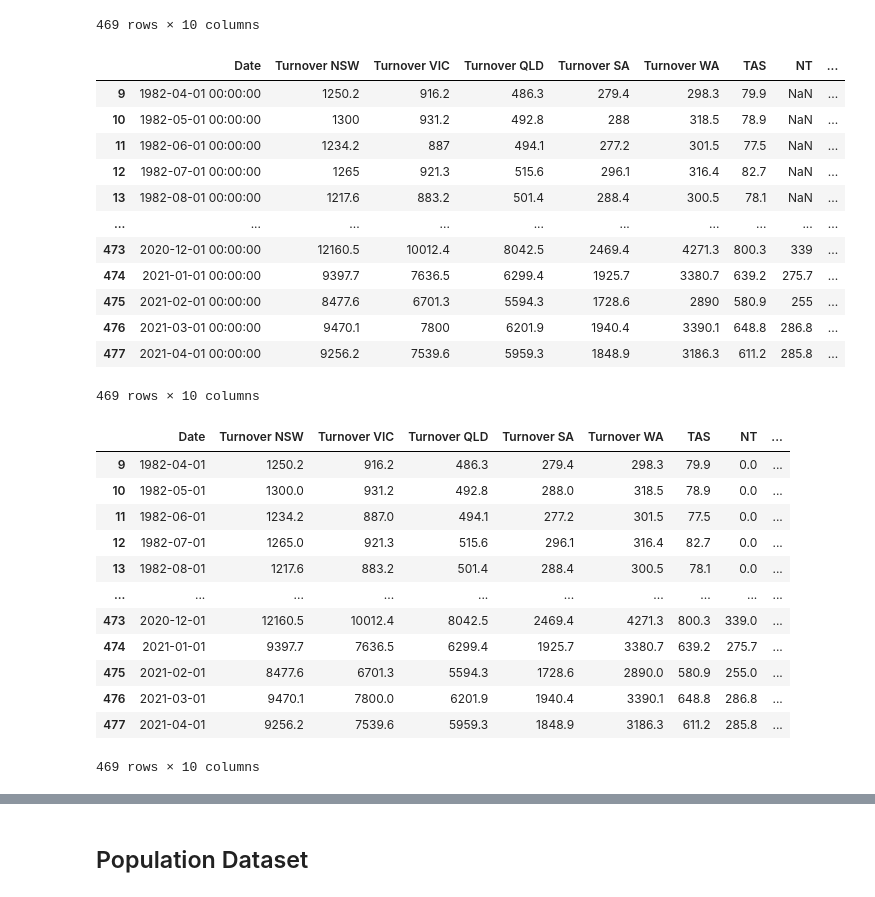
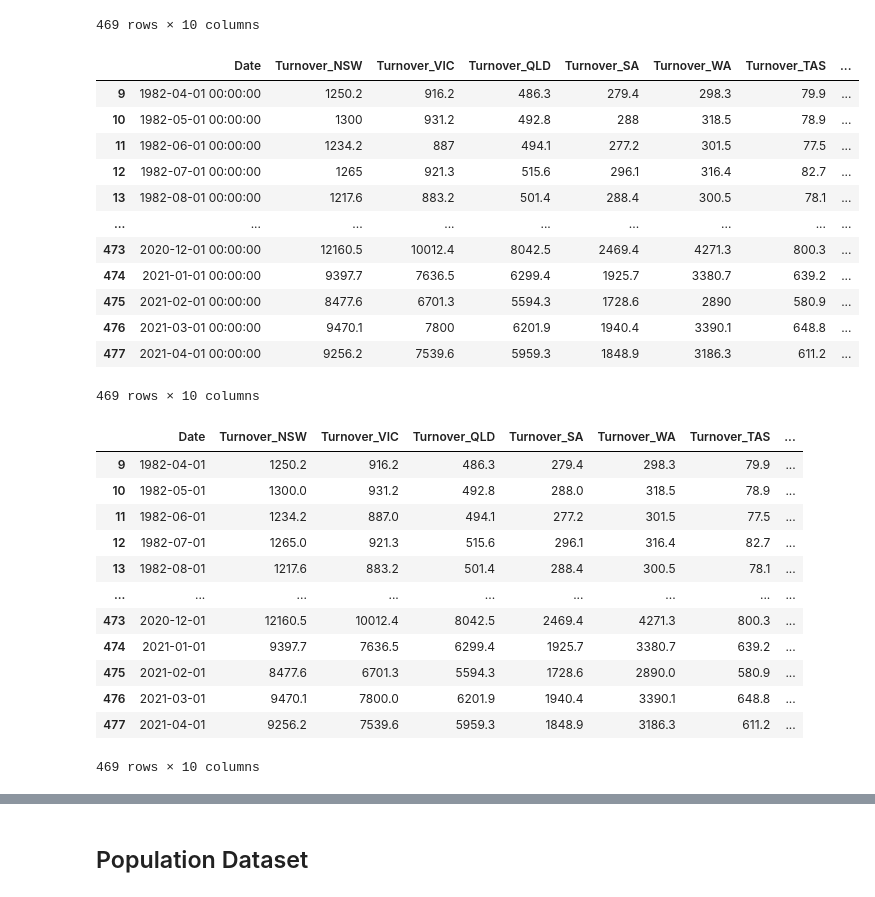
Before and after one commit to EpicTomatoSauce/ETL-Project, a Jupyter notebook: ETL_Project.ipynb, the cells around one changed output, grey strips where cells are left out. Saved outputs shown, nothing was run; the diff lists cells and outputs as text; code cells hidden in the pictures.

```diff
--- a/ETL_Project.ipynb
+++ b/ETL_Project.ipynb
@@ -60,42 +60,42 @@ retail_drop
 | 477 | 2021-04-01 00:00:00 | 9256.2 | 7539.6 | 5959.3 | 1848.9 | ... |
 469 rows × 10 columns
 # %%
-retail = retail_drop.rename(columns={"Unnamed: 0":"Date",retail_drop.columns[1]:"Turnover NSW",
-                                     retail_drop.columns[2]:"Turnover VIC",retail_drop.columns[3]:"Turnover QLD",
-                                    retail_drop.columns[4]:"Turnover SA",retail_drop.columns[5]:"Turnover WA",
-                                    retail_drop.columns[6]:"TAS",retail_drop.columns[7]:"NT",
-                                    retail_drop.columns[8]:"ACT",retail_drop.columns[9]:"Total"})
+retail = retail_drop.rename(columns={"Unnamed: 0":"Date",retail_drop.columns[1]:"Turnover_NSW",
+                                     retail_drop.columns[2]:"Turnover_VIC",retail_drop.columns[3]:"Turnover_QLD",
+                                    retail_drop.columns[4]:"Turnover_SA",retail_drop.columns[5]:"Turnover_WA",
+                                    retail_drop.columns[6]:"Turnover_TAS",retail_drop.columns[7]:"Turnover_NT",
+                                    retail_drop.columns[8]:"Turnover_ACT",retail_drop.columns[9]:"Total"})
 retail
 # %% [output]
-|  | Date | Turnover NSW | Turnover VIC | Turnover QLD | Turnover SA | Turnover WA | TAS | NT | ... |
-| 9 | 1982-04-01 00:00:00 | 1250.2 | 916.2 | 486.3 | 279.4 | 298.3 | 79.9 | NaN | ... |
-| 10 | 1982-05-01 00:00:00 | 1300 | 931.2 | 492.8 | 288 | 318.5 | 78.9 | NaN | ... |
-| 11 | 1982-06-01 00:00:00 | 1234.2 | 887 | 494.1 | 277.2 | 301.5 | 77.5 | NaN | ... |
-| 12 | 1982-07-01 00:00:00 | 1265 | 921.3 | 515.6 | 296.1 | 316.4 | 82.7 | NaN | ... |
-| 13 | 1982-08-01 00:00:00 | 1217.6 | 883.2 | 501.4 | 288.4 | 300.5 | 78.1 | NaN | ... |
-| ... | ... | ... | ... | ... | ... | ... | ... | ... | ... |
-| 473 | 2020-12-01 00:00:00 | 12160.5 | 10012.4 | 8042.5 | 2469.4 | 4271.3 | 800.3 | 339 | ... |
-| 474 | 2021-01-01 00:00:00 | 9397.7 | 7636.5 | 6299.4 | 1925.7 | 3380.7 | 639.2 | 275.7 | ... |
-| 475 | 2021-02-01 00:00:00 | 8477.6 | 6701.3 | 5594.3 | 1728.6 | 2890 | 580.9 | 255 | ... |
-| 476 | 2021-03-01 00:00:00 | 9470.1 | 7800 | 6201.9 | 1940.4 | 3390.1 | 648.8 | 286.8 | ... |
-| 477 | 2021-04-01 00:00:00 | 9256.2 | 7539.6 | 5959.3 | 1848.9 | 3186.3 | 611.2 | 285.8 | ... |
+|  | Date | Turnover_NSW | Turnover_VIC | Turnover_QLD | Turnover_SA | Turnover_WA | Turnover_TAS | ... |
+| 9 | 1982-04-01 00:00:00 | 1250.2 | 916.2 | 486.3 | 279.4 | 298.3 | 79.9 | ... |
+| 10 | 1982-05-01 00:00:00 | 1300 | 931.2 | 492.8 | 288 | 318.5 | 78.9 | ... |
+| 11 | 1982-06-01 00:00:00 | 1234.2 | 887 | 494.1 | 277.2 | 301.5 | 77.5 | ... |
+| 12 | 1982-07-01 00:00:00 | 1265 | 921.3 | 515.6 | 296.1 | 316.4 | 82.7 | ... |
+| 13 | 1982-08-01 00:00:00 | 1217.6 | 883.2 | 501.4 | 288.4 | 300.5 | 78.1 | ... |
+| ... | ... | ... | ... | ... | ... | ... | ... | ... |
+| 473 | 2020-12-01 00:00:00 | 12160.5 | 10012.4 | 8042.5 | 2469.4 | 4271.3 | 800.3 | ... |
+| 474 | 2021-01-01 00:00:00 | 9397.7 | 7636.5 | 6299.4 | 1925.7 | 3380.7 | 639.2 | ... |
+| 475 | 2021-02-01 00:00:00 | 8477.6 | 6701.3 | 5594.3 | 1728.6 | 2890 | 580.9 | ... |
+| 476 | 2021-03-01 00:00:00 | 9470.1 | 7800 | 6201.9 | 1940.4 | 3390.1 | 648.8 | ... |
+| 477 | 2021-04-01 00:00:00 | 9256.2 | 7539.6 | 5959.3 | 1848.9 | 3186.3 | 611.2 | ... |
 469 rows × 10 columns
 # %%
 clean = retail.fillna(0)
 clean
 # %% [output]
-|  | Date | Turnover NSW | Turnover VIC | Turnover QLD | Turnover SA | Turnover WA | TAS | NT | ... |
-| 9 | 1982-04-01 | 1250.2 | 916.2 | 486.3 | 279.4 | 298.3 | 79.9 | 0.0 | ... |
-| 10 | 1982-05-01 | 1300.0 | 931.2 | 492.8 | 288.0 | 318.5 | 78.9 | 0.0 | ... |
-| 11 | 1982-06-01 | 1234.2 | 887.0 | 494.1 | 277.2 | 301.5 | 77.5 | 0.0 | ... |
-| 12 | 1982-07-01 | 1265.0 | 921.3 | 515.6 | 296.1 | 316.4 | 82.7 | 0.0 | ... |
-| 13 | 1982-08-01 | 1217.6 | 883.2 | 501.4 | 288.4 | 300.5 | 78.1 | 0.0 | ... |
-| ... | ... | ... | ... | ... | ... | ... | ... | ... | ... |
-| 473 | 2020-12-01 | 12160.5 | 10012.4 | 8042.5 | 2469.4 | 4271.3 | 800.3 | 339.0 | ... |
-| 474 | 2021-01-01 | 9397.7 | 7636.5 | 6299.4 | 1925.7 | 3380.7 | 639.2 | 275.7 | ... |
-| 475 | 2021-02-01 | 8477.6 | 6701.3 | 5594.3 | 1728.6 | 2890.0 | 580.9 | 255.0 | ... |
-| 476 | 2021-03-01 | 9470.1 | 7800.0 | 6201.9 | 1940.4 | 3390.1 | 648.8 | 286.8 | ... |
-| 477 | 2021-04-01 | 9256.2 | 7539.6 | 5959.3 | 1848.9 | 3186.3 | 611.2 | 285.8 | ... |
+|  | Date | Turnover_NSW | Turnover_VIC | Turnover_QLD | Turnover_SA | Turnover_WA | Turnover_TAS | ... |
+| 9 | 1982-04-01 | 1250.2 | 916.2 | 486.3 | 279.4 | 298.3 | 79.9 | ... |
+| 10 | 1982-05-01 | 1300.0 | 931.2 | 492.8 | 288.0 | 318.5 | 78.9 | ... |
+| 11 | 1982-06-01 | 1234.2 | 887.0 | 494.1 | 277.2 | 301.5 | 77.5 | ... |
+| 12 | 1982-07-01 | 1265.0 | 921.3 | 515.6 | 296.1 | 316.4 | 82.7 | ... |
+| 13 | 1982-08-01 | 1217.6 | 883.2 | 501.4 | 288.4 | 300.5 | 78.1 | ... |
+| ... | ... | ... | ... | ... | ... | ... | ... | ... |
+| 473 | 2020-12-01 | 12160.5 | 10012.4 | 8042.5 | 2469.4 | 4271.3 | 800.3 | ... |
+| 474 | 2021-01-01 | 9397.7 | 7636.5 | 6299.4 | 1925.7 | 3380.7 | 639.2 | ... |
+| 475 | 2021-02-01 | 8477.6 | 6701.3 | 5594.3 | 1728.6 | 2890.0 | 580.9 | ... |
+| 476 | 2021-03-01 | 9470.1 | 7800.0 | 6201.9 | 1940.4 | 3390.1 | 648.8 | ... |
+| 477 | 2021-04-01 | 9256.2 | 7539.6 | 5959.3 | 1848.9 | 3186.3 | 611.2 | ... |
 469 rows × 10 columns
 # %%
 clean["Quarter"] = pd.PeriodIndex(clean["Date"],freq="q")
```
Also changed, not shown: parts of 8 cells of this notebook, 4 other files.
